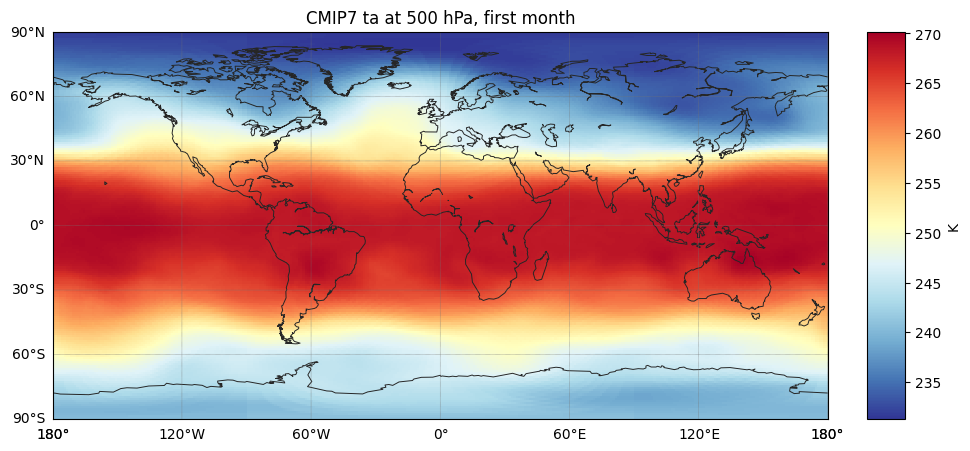
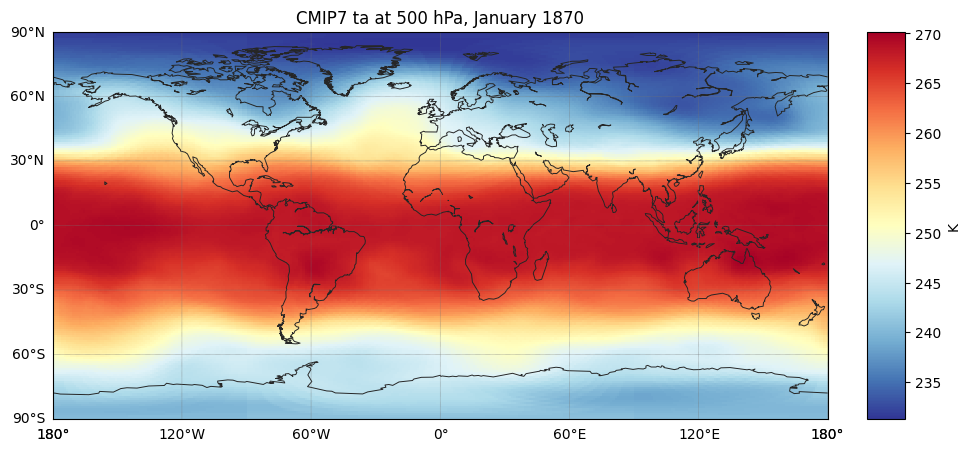
Code edit (unified diff) that turned the first committed figure into the second:
--- before
+++ after
@@ -21,4 +21,5 @@
 colorbar = map_plot.colorbar(mesh, location="right", pad="5%")
 colorbar.set_label("K")
-ax.set_title("CMIP7 ta at 500 hPa, first month")
+time_label = month_year_label(ds["time"])
+ax.set_title(f"CMIP7 ta at 500 hPa, {time_label}")
 plt.show()

Commit: Display month and year of data in notebook visualization